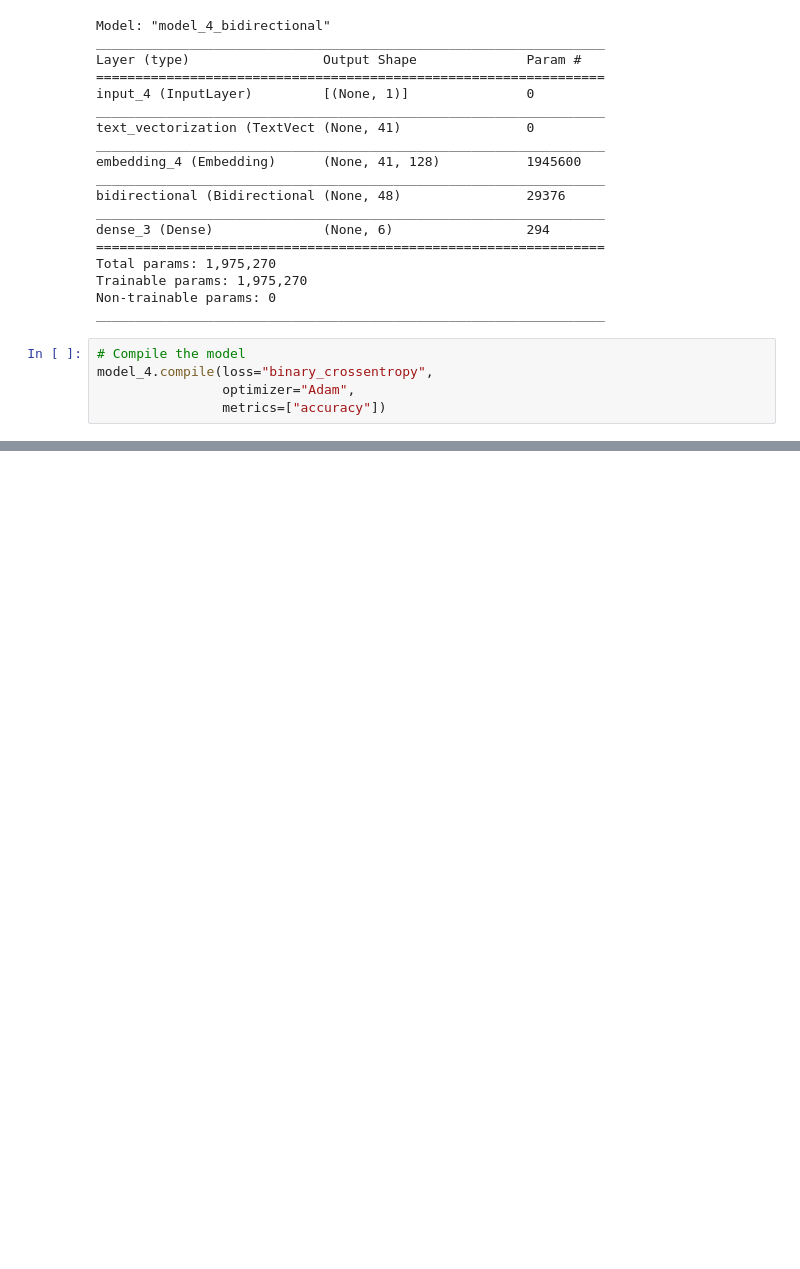
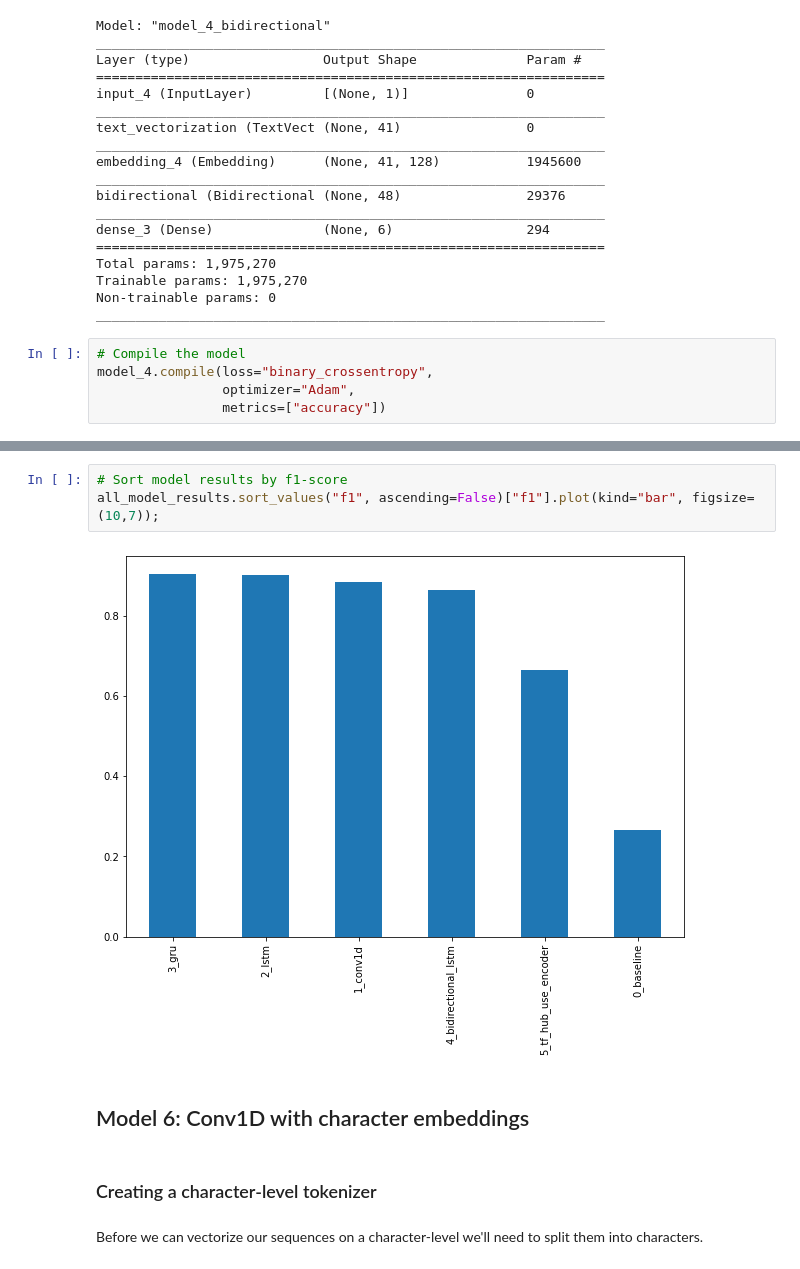
Before and after one commit to egehanasal/Emotion-Detection-From-Text, a Jupyter notebook: Emotion_detection_from_text.ipynb, the cells around one changed output, grey strips where cells are left out. Cells and saved outputs as stored; diff of their text form; blank space fills up the shorter version.

```diff
--- a/Emotion_detection_from_text.ipynb
+++ b/Emotion_detection_from_text.ipynb
@@ -892,0 +1090,11 @@ Old f1: 0.91, New f1: 0.88, Difference: -0.04
+# %%
+# Sort model results by f1-score
+all_model_results.sort_values("f1", ascending=False)["f1"].plot(kind="bar", figsize=(10,7));
+# %% [output]
+[figure, added]
+# %% [markdown]
+## Model 6: Conv1D with character embeddings
+# %% [markdown]
+### Creating a character-level tokenizer
+# %% [markdown]
+Before we can vectorize our sequences on a character-level we'll need to split them into characters.
```
Also changed, not shown: parts of 120 cells of this notebook.
